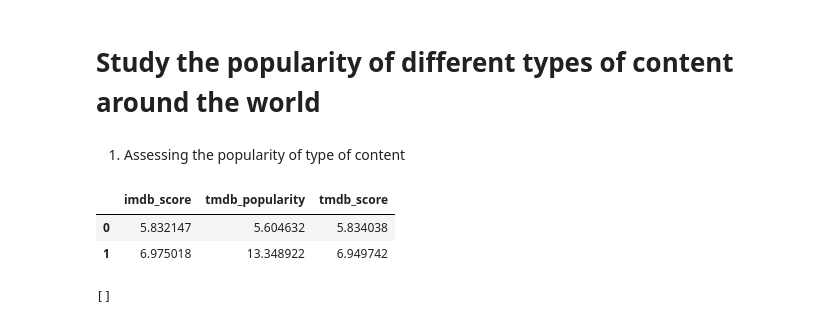
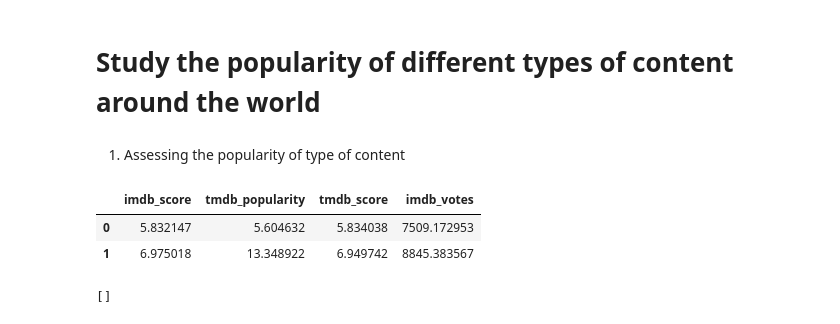
Before and after one commit to Mangeshgp14/OTT-Platform-Business-Analysis, a Jupyter notebook: Python (Pandas) Data Analysis .ipynb, the cells around one changed output. Saved outputs shown, nothing was run; the diff lists cells and outputs as text; code cells hidden in the pictures.

```diff
--- a/Python (Pandas) Data Analysis .ipynb
+++ b/Python (Pandas) Data Analysis .ipynb
@@ -90,13 +200,13 @@ sns.countplot(x='age_certification', data = df,order = df['age_certification'].v
 # %%
 dfgrp2 = df.groupby(['type'])
 # %%
-dfgrp2 = dfgrp2[['imdb_score','tmdb_popularity','tmdb_score']].mean().reset_index()
+dfgrp2 = dfgrp2[['imdb_score','tmdb_popularity','tmdb_score','imdb_votes']].mean().reset_index()
 # %%
-dfgrp2[['imdb_score','tmdb_popularity','tmdb_score']]
+dfgrp2[['imdb_score','tmdb_popularity','tmdb_score','imdb_votes']]
 # %% [output]
-|  | imdb_score | tmdb_popularity | tmdb_score |
-| 0 | 5.832147 | 5.604632 | 5.834038 |
-| 1 | 6.975018 | 13.348922 | 6.949742 |
+|  | imdb_score | tmdb_popularity | tmdb_score | imdb_votes |
+| 0 | 5.832147 | 5.604632 | 5.834038 | 7509.172953 |
+| 1 | 6.975018 | 13.348922 | 6.949742 | 8845.383567 |
 # %%
 fig, ax = plt.subplots(1, 3, figsize=(8, 5), sharex=False, sharey=False)
 
```
Also changed, not shown: parts of 65 cells of this notebook.
